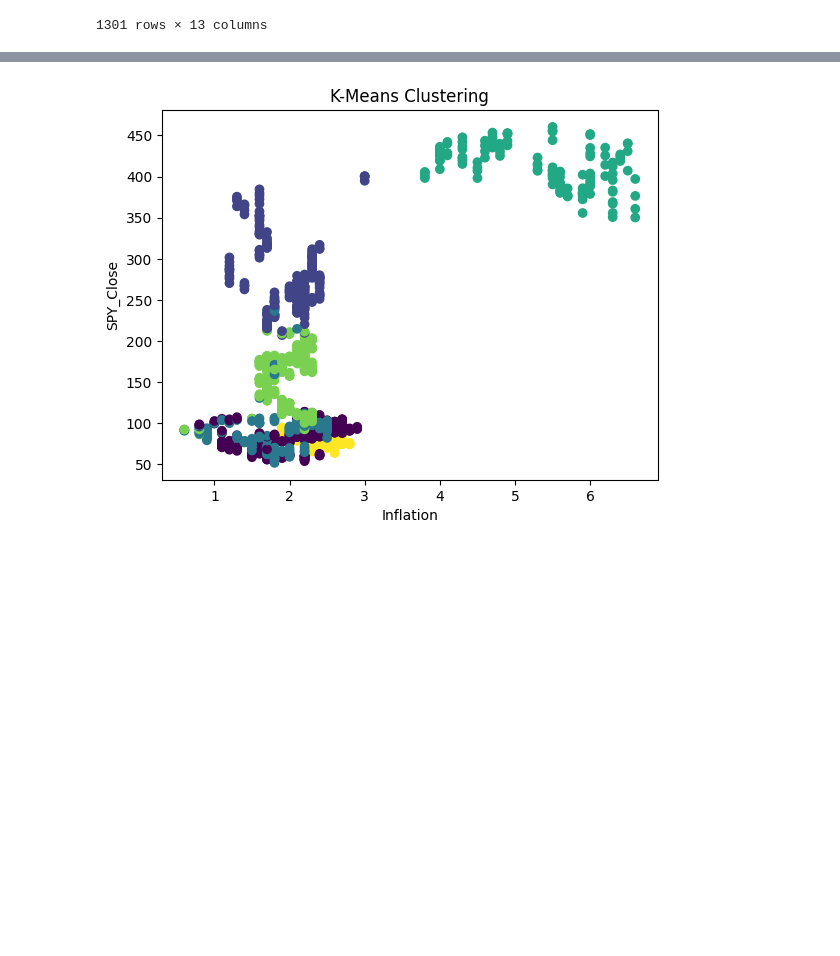
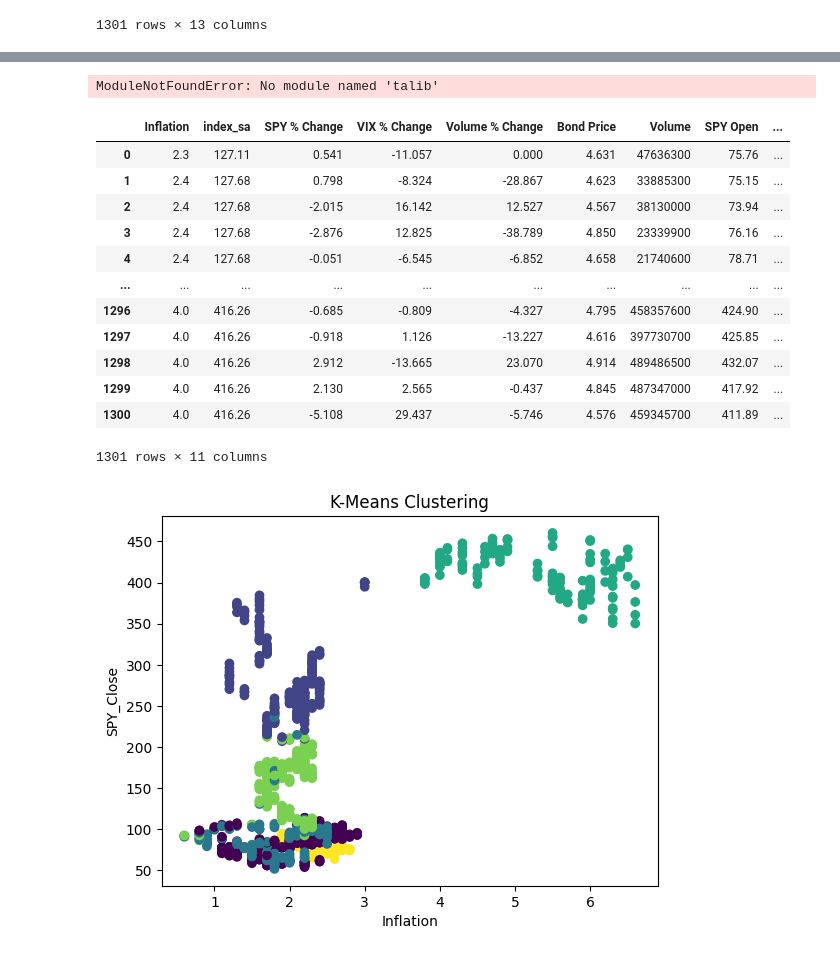
Before and after one commit to jfour1e/Housing-Price-Analysis, a Jupyter notebook: main.ipynb, the cells around one changed output, grey strips where cells are left out. Drawn from its saved outputs; the diff is of its cells as text; code cells hidden in the pictures; blank space fills up the shorter version.

```diff
--- a/main.ipynb
+++ b/main.ipynb
@@ -272,0 +272,68 @@ NameError: name 'final_df' is not defined
+# %%
+import yfinance as yf
+import pandas as pd
+import matplotlib.pyplot as plt
+#import talib
+
+# Define the list of top companies in SPY
+spy_companies = ['AAPL', 'MSFT', 'AMZN', 'GOOGL', 'TSLA']  # You can add more as needed
+
+# Set the date range for the last 25 years
+start_date = '1998-11-30'
+end_date = '2024-01-01'
+
+# Create an empty DataFrame to store RSI data
+rsi_data = pd.DataFrame()
+
+# Fetch historical data and calculate RSI for each company
+for symbol in spy_companies:
+    # Fetch historical data
+    stock_data = yf.download(symbol, start=start_date, end=end_date)
+
+    # Calculate RSI
+    stock_data['RSI'] = talib.RSI(stock_data['Close'])
+
+    # Extract RSI column and merge with the main DataFrame
+    rsi_data[symbol] = stock_data['RSI']
+
+# Plot RSI data
+rsi_data.plot(title='RSI Over Time for Top SPY Companies', figsize=(12, 6))
+plt.xlabel('Date')
+plt.ylabel('RSI')
+plt.show()
+# %% [output]
+ModuleNotFoundError: No module named 'talib'
+# %%
+from sklearn.preprocessing import StandardScaler
+
+scaler = StandardScaler()
+
+columns_to_drop = ['Date', 'Bond % Change']
+
+# Drop the specified columns
+financial_df = final_df.drop(columns=columns_to_drop)
+
+columns_to_standardize = ['Inflation', 'index_sa', 'Bond Price', 'Volume', '']
+
+
+# Fit and transform only the selected columns
+#df[columns_to_standardize] = scaler.fit_transform(df[columns_to_standardize])
+
+#financial_df_scaled = scaler.fit_transform(financial_df)
+#financial_df_scaled['Buy/Sell Signal'] = None
+
+#financial_df_scaled
+# %% [output]
+|  | Inflation | index_sa | SPY % Change | VIX % Change | Volume % Change | Bond Price | Volume | SPY Open | ... |
+| 0 | 2.3 | 127.11 | 0.541 | -11.057 | 0.000 | 4.631 | 47636300 | 75.76 | ... |
+| 1 | 2.4 | 127.68 | 0.798 | -8.324 | -28.867 | 4.623 | 33885300 | 75.15 | ... |
+| 2 | 2.4 | 127.68 | -2.015 | 16.142 | 12.527 | 4.567 | 38130000 | 73.94 | ... |
+| 3 | 2.4 | 127.68 | -2.876 | 12.825 | -38.789 | 4.850 | 23339900 | 76.16 | ... |
+| 4 | 2.4 | 127.68 | -0.051 | -6.545 | -6.852 | 4.658 | 21740600 | 78.71 | ... |
+| ... | ... | ... | ... | ... | ... | ... | ... | ... | ... |
+| 1296 | 4.0 | 416.26 | -0.685 | -0.809 | -4.327 | 4.795 | 458357600 | 424.90 | ... |
+| 1297 | 4.0 | 416.26 | -0.918 | 1.126 | -13.227 | 4.616 | 397730700 | 425.85 | ... |
+| 1298 | 4.0 | 416.26 | 2.912 | -13.665 | 23.070 | 4.914 | 489486500 | 432.07 | ... |
+| 1299 | 4.0 | 416.26 | 2.130 | 2.565 | -0.437 | 4.845 | 487347000 | 417.92 | ... |
+| 1300 | 4.0 | 416.26 | -5.108 | 29.437 | -5.746 | 4.576 | 459345700 | 411.89 | ... |
+1301 rows × 11 columns
```
Also changed, not shown: parts of 8 cells of this notebook, 2 other files.
